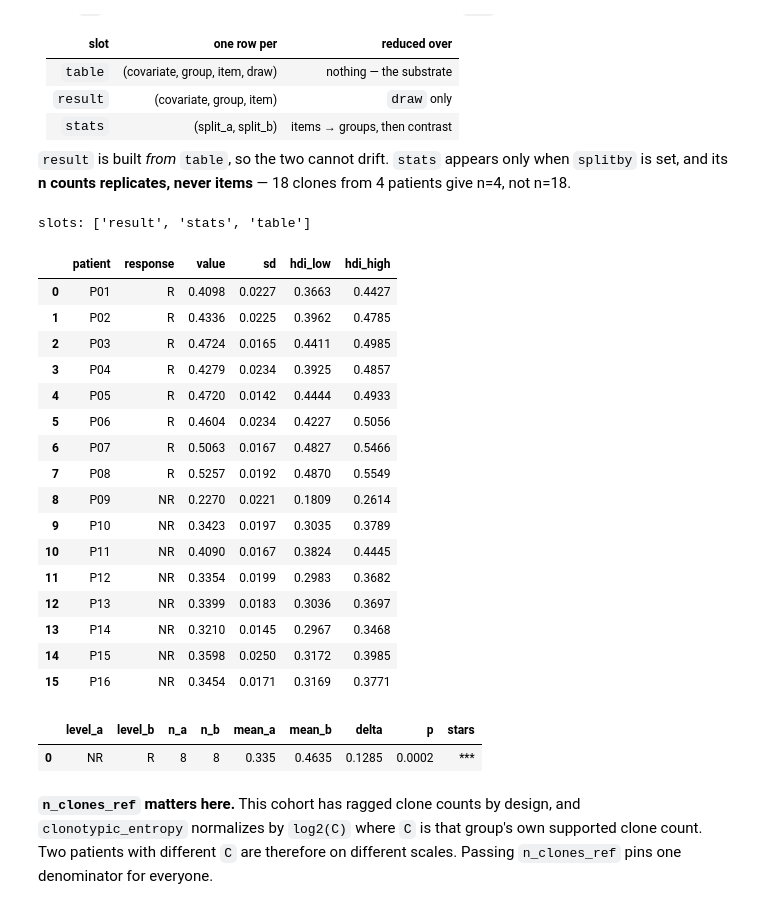
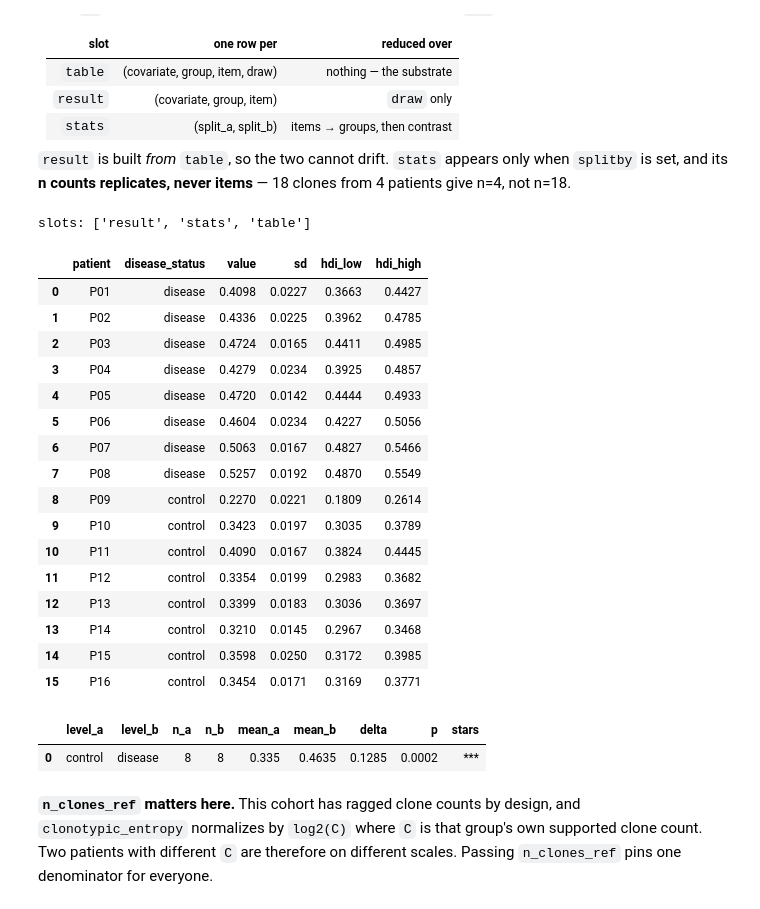
Before and after one commit to nceglia/tcri, a Jupyter notebook: examples/example.ipynb, the cells around one changed output. Cells and saved outputs as stored; diff of their text form; code cells hidden in the pictures.

```diff
--- a/examples/example.ipynb
+++ b/examples/example.ipynb
@@ -52,15 +52,15 @@ matches the expression it was generated with.
 adata = simulate_cohort(
     n_patients=16,                       # 8 per arm -- 4 per arm cannot reach p<0.05
     conditions=("pre", "post"),
-    responder_fraction=0.5,
+    disease_fraction=0.5,
     n_clones=(14, 24),                   # ragged, as real cohorts are
     n_phenotypes=4,
     n_genes=40,
     n_cells_per_sample=260,
     clone_size_distribution="powerlaw",  # "uniform" for a flat repertoire
     clone_size_exponent=2.0,
-    responder_enrichment=12.0,
-    nonresponder_enrichment=1.1,
+    disease_enrichment=12.0,
+    control_enrichment=1.1,
     seed=SEED,
 )
 adata
@@ -282,42 +283,42 @@ give n=4, not n=18.
 # %%
 mi_post = tcri.tl.mutual_information(
     adata,
     covariate="post",
     groupby="patient",     # could be omitted -- `replicate` is registered
-    splitby="response",    # -> produces `stats`
+    splitby="disease_status",    # -> produces `stats`
     n_samples=100,         # posterior draws; 0 = plug-in point estimate
     normalize_mode="min",  # "average" is the manuscript's eq 6
     weighted=False,        # one vote per CLONE; True = one vote per CELL
     random_state=SEED,
 )
 print("slots:", sorted(mi_post))
-mi_post["result"][["patient", "response", "value", "sd", "hdi_low", "hdi_high"]].round(4)
+mi_post["result"][["patient", "disease_status", "value", "sd", "hdi_low", "hdi_high"]].round(4)
 # %% [output]
 slots: ['result', 'stats', 'table']
-|  | patient | response | value | sd | hdi_low | hdi_high |
-| 0 | P01 | R | 0.4098 | 0.0227 | 0.3663 | 0.4427 |
-| 1 | P02 | R | 0.4336 | 0.0225 | 0.3962 | 0.4785 |
-| 2 | P03 | R | 0.4724 | 0.0165 | 0.4411 | 0.4985 |
-| 3 | P04 | R | 0.4279 | 0.0234 | 0.3925 | 0.4857 |
-| 4 | P05 | R | 0.4720 | 0.0142 | 0.4444 | 0.4933 |
-| 5 | P06 | R | 0.4604 | 0.0234 | 0.4227 | 0.5056 |
-| 6 | P07 | R | 0.5063 | 0.0167 | 0.4827 | 0.5466 |
-| 7 | P08 | R | 0.5257 | 0.0192 | 0.4870 | 0.5549 |
-| 8 | P09 | NR | 0.2270 | 0.0221 | 0.1809 | 0.2614 |
-| 9 | P10 | NR | 0.3423 | 0.0197 | 0.3035 | 0.3789 |
-| 10 | P11 | NR | 0.4090 | 0.0167 | 0.3824 | 0.4445 |
-| 11 | P12 | NR | 0.3354 | 0.0199 | 0.2983 | 0.3682 |
-| 12 | P13 | NR | 0.3399 | 0.0183 | 0.3036 | 0.3697 |
-| 13 | P14 | NR | 0.3210 | 0.0145 | 0.2967 | 0.3468 |
-| 14 | P15 | NR | 0.3598 | 0.0250 | 0.3172 | 0.3985 |
-| 15 | P16 | NR | 0.3454 | 0.0171 | 0.3169 | 0.3771 |
+|  | patient | disease_status | value | sd | hdi_low | hdi_high |
+| 0 | P01 | disease | 0.4098 | 0.0227 | 0.3663 | 0.4427 |
+| 1 | P02 | disease | 0.4336 | 0.0225 | 0.3962 | 0.4785 |
+| 2 | P03 | disease | 0.4724 | 0.0165 | 0.4411 | 0.4985 |
+| 3 | P04 | disease | 0.4279 | 0.0234 | 0.3925 | 0.4857 |
+| 4 | P05 | disease | 0.4720 | 0.0142 | 0.4444 | 0.4933 |
+| 5 | P06 | disease | 0.4604 | 0.0234 | 0.4227 | 0.5056 |
+| 6 | P07 | disease | 0.5063 | 0.0167 | 0.4827 | 0.5466 |
+| 7 | P08 | disease | 0.5257 | 0.0192 | 0.4870 | 0.5549 |
+| 8 | P09 | control | 0.2270 | 0.0221 | 0.1809 | 0.2614 |
+| 9 | P10 | control | 0.3423 | 0.0197 | 0.3035 | 0.3789 |
+| 10 | P11 | control | 0.4090 | 0.0167 | 0.3824 | 0.4445 |
+| 11 | P12 | control | 0.3354 | 0.0199 | 0.2983 | 0.3682 |
+| 12 | P13 | control | 0.3399 | 0.0183 | 0.3036 | 0.3697 |
+| 13 | P14 | control | 0.3210 | 0.0145 | 0.2967 | 0.3468 |
+| 14 | P15 | control | 0.3598 | 0.0250 | 0.3172 | 0.3985 |
+| 15 | P16 | control | 0.3454 | 0.0171 | 0.3169 | 0.3771 |
 # %%
 # the contrast. `n_a`/`n_b` count PATIENTS -- that is what makes pseudoreplication impossible
 mi_post["stats"][["level_a", "level_b", "n_a", "n_b", "mean_a", "mean_b",
                   "delta", "p", "stars"]].round(4)
 # %% [output]
 |  | level_a | level_b | n_a | n_b | mean_a | mean_b | delta | p | stars |
-| 0 | NR | R | 8 | 8 | 0.335 | 0.4635 | 0.1285 | 0.0002 | *** |
+| 0 | control | disease | 8 | 8 | 0.335 | 0.4635 | 0.1285 | 0.0002 | *** |
 # %% [markdown]
 **`n_clones_ref` matters here.** This cohort has ragged clone counts by design, and
 `clonotypic_entropy` normalizes by `log2(C)` where `C` is that group's own supported clone
```
Also changed, not shown: parts of 16 cells of this notebook, 1 other file.
